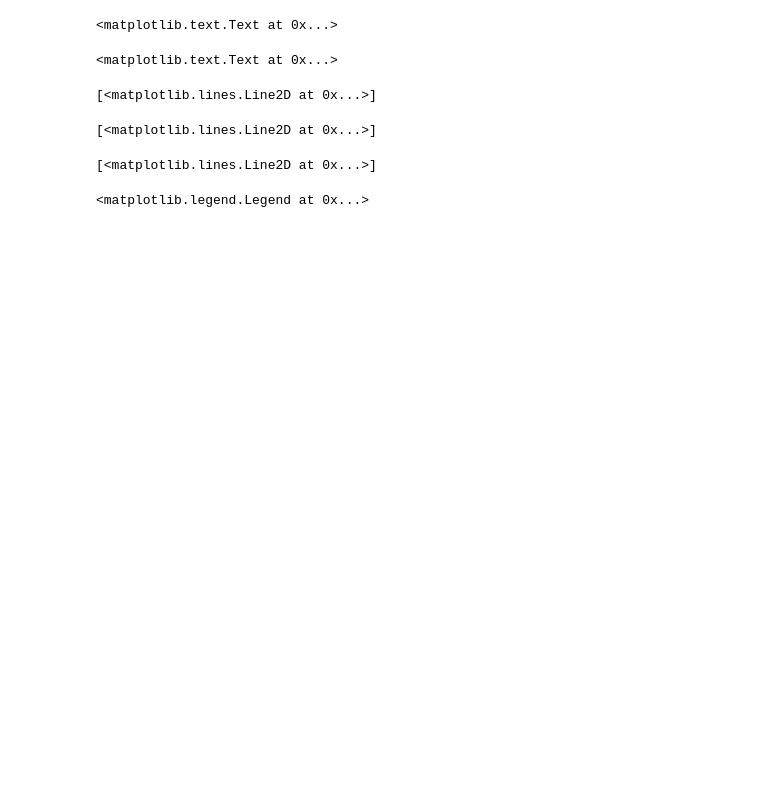
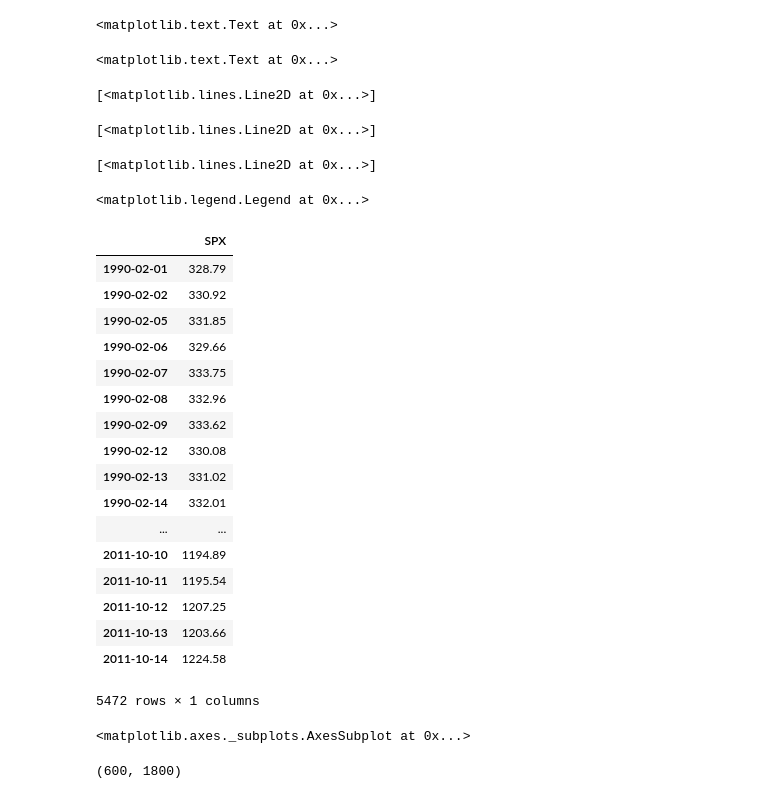
Before and after one commit to ffffffff0/crawl1, a Jupyter notebook: ganji/ana.ipynb, the cells around one changed output. Saved outputs shown, nothing was run; the diff lists cells and outputs as text; code cells hidden in the pictures; blank space fills up the shorter version.

```diff
--- a/ganji/ana.ipynb
+++ b/ganji/ana.ipynb
@@ -201,3 +201,24 @@ fig = plt.figure()
 ax = fig.add_subplot(1, 1, 1)
 # %%
 da = pd.read_csv('/home/jasd/python/pydata-book/ch08/spx.csv', index_col = 0, parse_dates=True)
+# %%
+da
+# %% [output]
+|  | SPX |
+| 1990-02-01 | 328.79 |
+| 1990-02-02 | 330.92 |
+| 1990-02-05 | 331.85 |
+| 1990-02-06 | 329.66 |
+| 1990-02-07 | 333.75 |
+| 1990-02-08 | 332.96 |
+| 1990-02-09 | 333.62 |
+| 1990-02-12 | 330.08 |
+| 1990-02-13 | 331.02 |
+| 1990-02-14 | 332.01 |
+| ... | ... |
+| 2011-10-10 | 1194.89 |
+| 2011-10-11 | 1195.54 |
+| 2011-10-12 | 1207.25 |
+| 2011-10-13 | 1203.66 |
+| 2011-10-14 | 1224.58 |
+5472 rows × 1 columns
@@ -203,0 +227,4 @@ da = pd.read_csv('/home/jasd/python/pydata-book/ch08/spx.csv', index_col = 0, pa
+# %%
+spx.plot(ax=ax, style='k-')
+# %% [output]
+<matplotlib.axes._subplots.AxesSubplot at 0x...>
@@ -203,0 +240,5 @@ da = pd.read_csv('/home/jasd/python/pydata-book/ch08/spx.csv', index_col = 0, pa
+# %%
+ax.set_xlim(['1/1/2007', '1/1/2011'])
+ax.set_ylim([600, 1800])
+# %% [output]
+(600, 1800)
```
Also changed, not shown: parts of 6 cells of this notebook, 2 other files.
